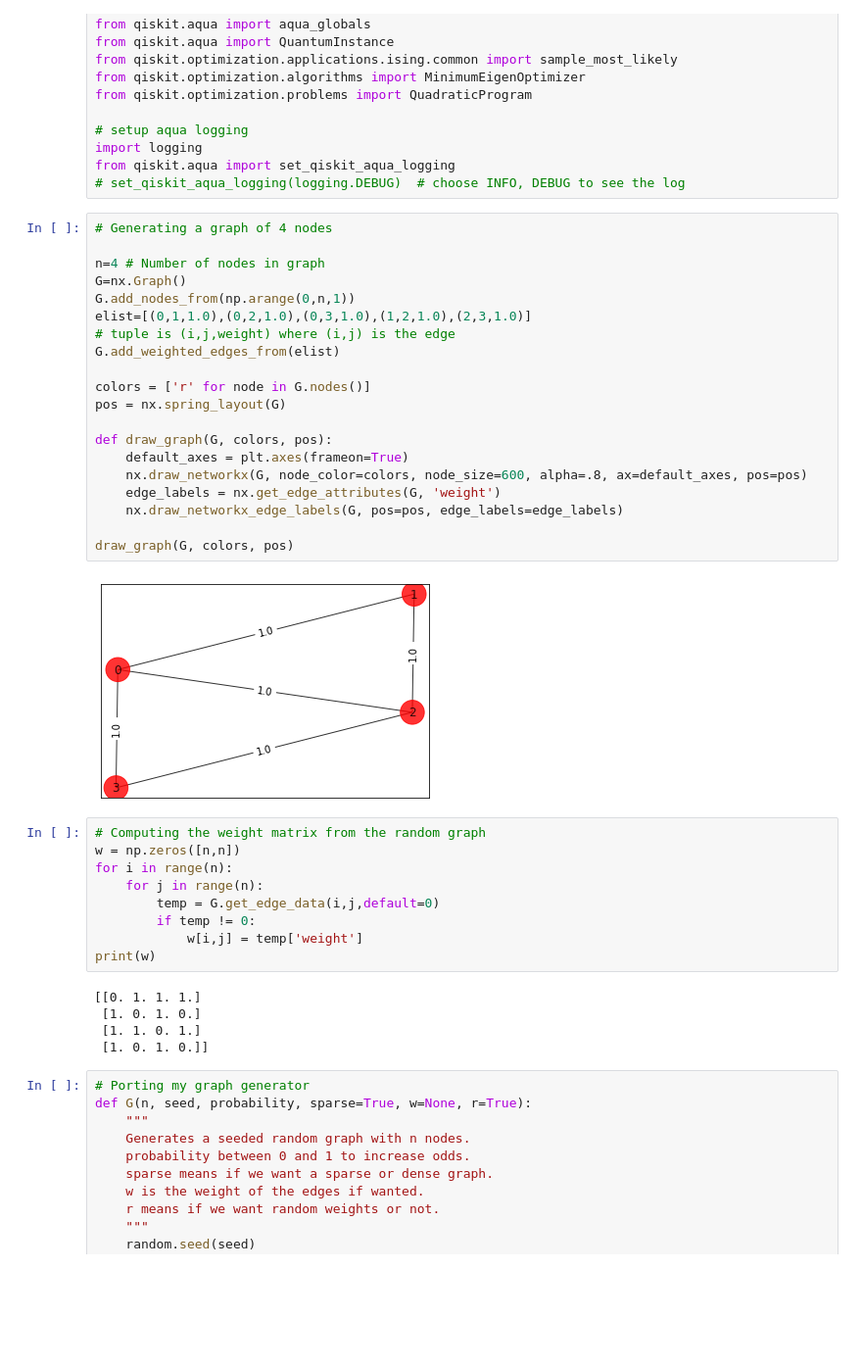
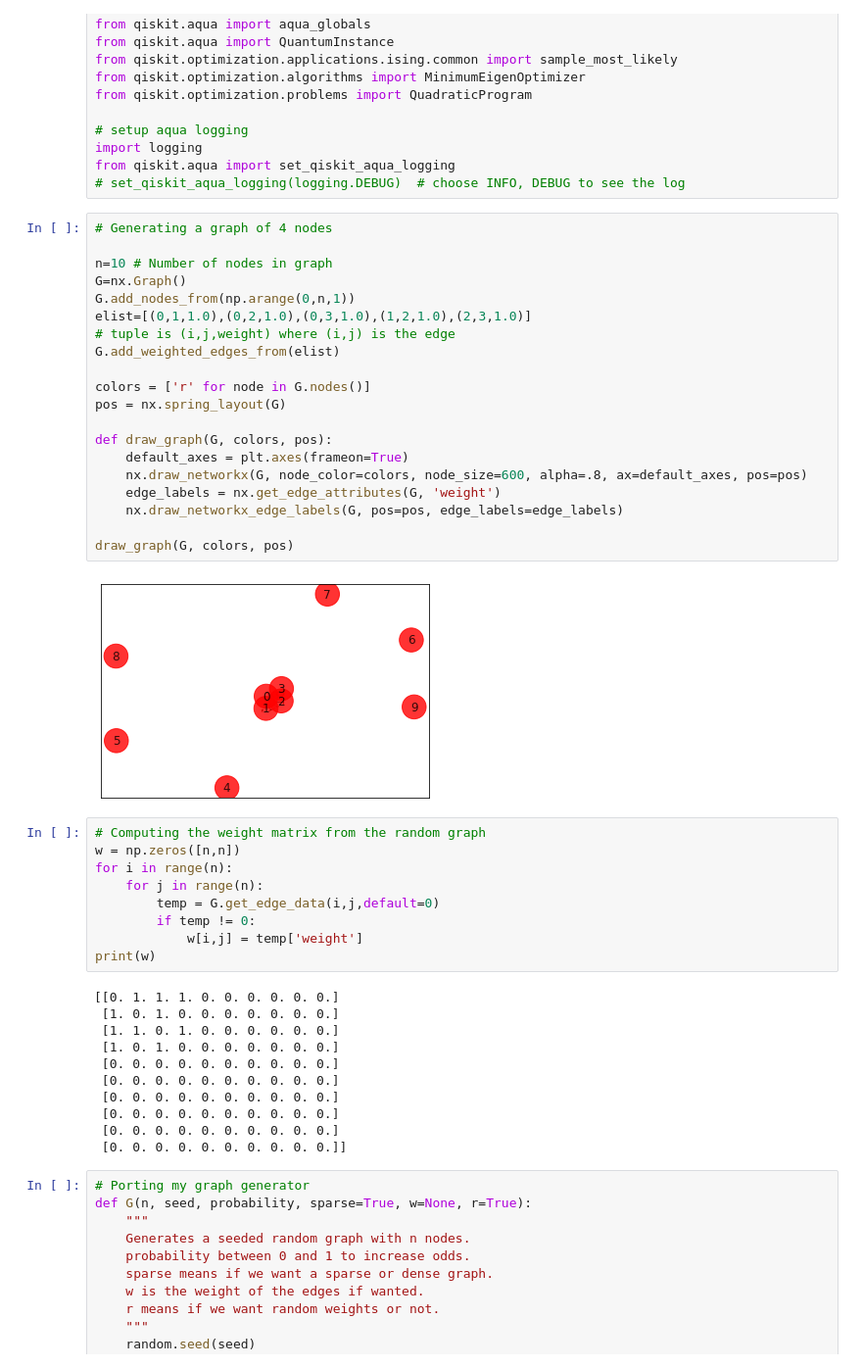
Before and after one commit to 007Axel/Maxcut-Hopfield-QAOA, a Jupyter notebook: maxcutqc-vqe.ipynb, the cells around one changed output. Shown at 98% size. Cells and saved outputs as stored; diff of their text form; blank space fills up the shorter version.

```diff
--- a/maxcutqc-vqe.ipynb
+++ b/maxcutqc-vqe.ipynb
@@ -28,25 +28,25 @@ from qiskit.aqua import set_qiskit_aqua_logging
 # %%
 # Generating a graph of 4 nodes
 
-n=4 # Number of nodes in graph
+n=10 # Number of nodes in graph
 G=nx.Graph()
 G.add_nodes_from(np.arange(0,n,1))
 elist=[(0,1,1.0),(0,2,1.0),(0,3,1.0),(1,2,1.0),(2,3,1.0)]
 # tuple is (i,j,weight) where (i,j) is the edge
 G.add_weighted_edges_from(elist)
 
 colors = ['r' for node in G.nodes()]
 pos = nx.spring_layout(G)
 
 def draw_graph(G, colors, pos):
     default_axes = plt.axes(frameon=True)
     nx.draw_networkx(G, node_color=colors, node_size=600, alpha=.8, ax=default_axes, pos=pos)
     edge_labels = nx.get_edge_attributes(G, 'weight')
     nx.draw_networkx_edge_labels(G, pos=pos, edge_labels=edge_labels)
 
 draw_graph(G, colors, pos)
 # %% [output]
-[figure, old version]
+[figure, new version]
 # %%
 # Computing the weight matrix from the random graph
 w = np.zeros([n,n])
@@ -57,10 +57,16 @@ for i in range(n):
             w[i,j] = temp['weight']
 print(w)
 # %% [output]
-[[0. 1. 1. 1.]
- [1. 0. 1. 0.]
- [1. 1. 0. 1.]
- [1. 0. 1. 0.]]
+[[0. 1. 1. 1. 0. 0. 0. 0. 0. 0.]
+ [1. 0. 1. 0. 0. 0. 0. 0. 0. 0.]
+ [1. 1. 0. 1. 0. 0. 0. 0. 0. 0.]
+ [1. 0. 1. 0. 0. 0. 0. 0. 0. 0.]
+ [0. 0. 0. 0. 0. 0. 0. 0. 0. 0.]
+ [0. 0. 0. 0. 0. 0. 0. 0. 0. 0.]
+ [0. 0. 0. 0. 0. 0. 0. 0. 0. 0.]
+ [0. 0. 0. 0. 0. 0. 0. 0. 0. 0.]
+ [0. 0. 0. 0. 0. 0. 0. 0. 0. 0.]
+ [0. 0. 0. 0. 0. 0. 0. 0. 0. 0.]]
 # %%
 # Porting my graph generator
 def G(n, seed, probability, sparse=True, w=None, r=True):
```
Also changed, not shown: parts of 6 cells of this notebook.
